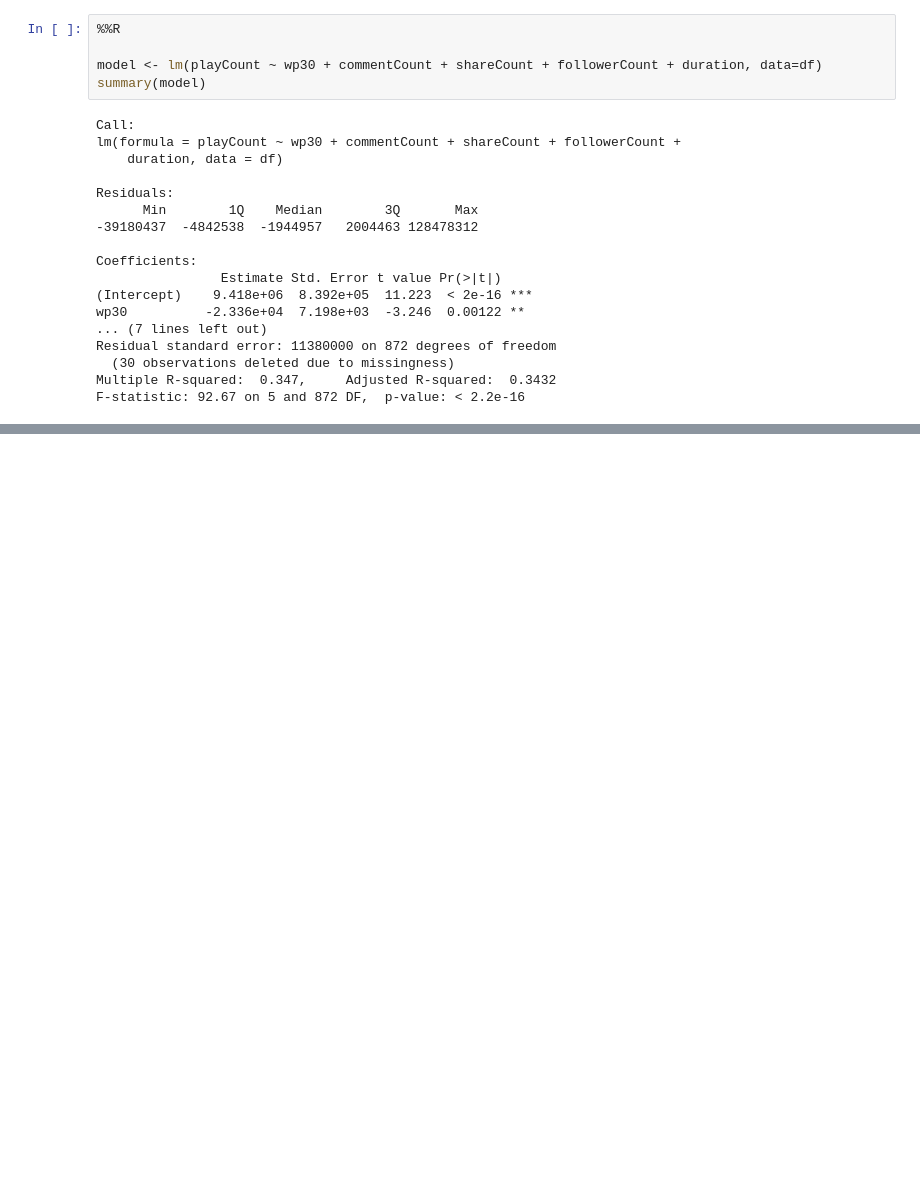
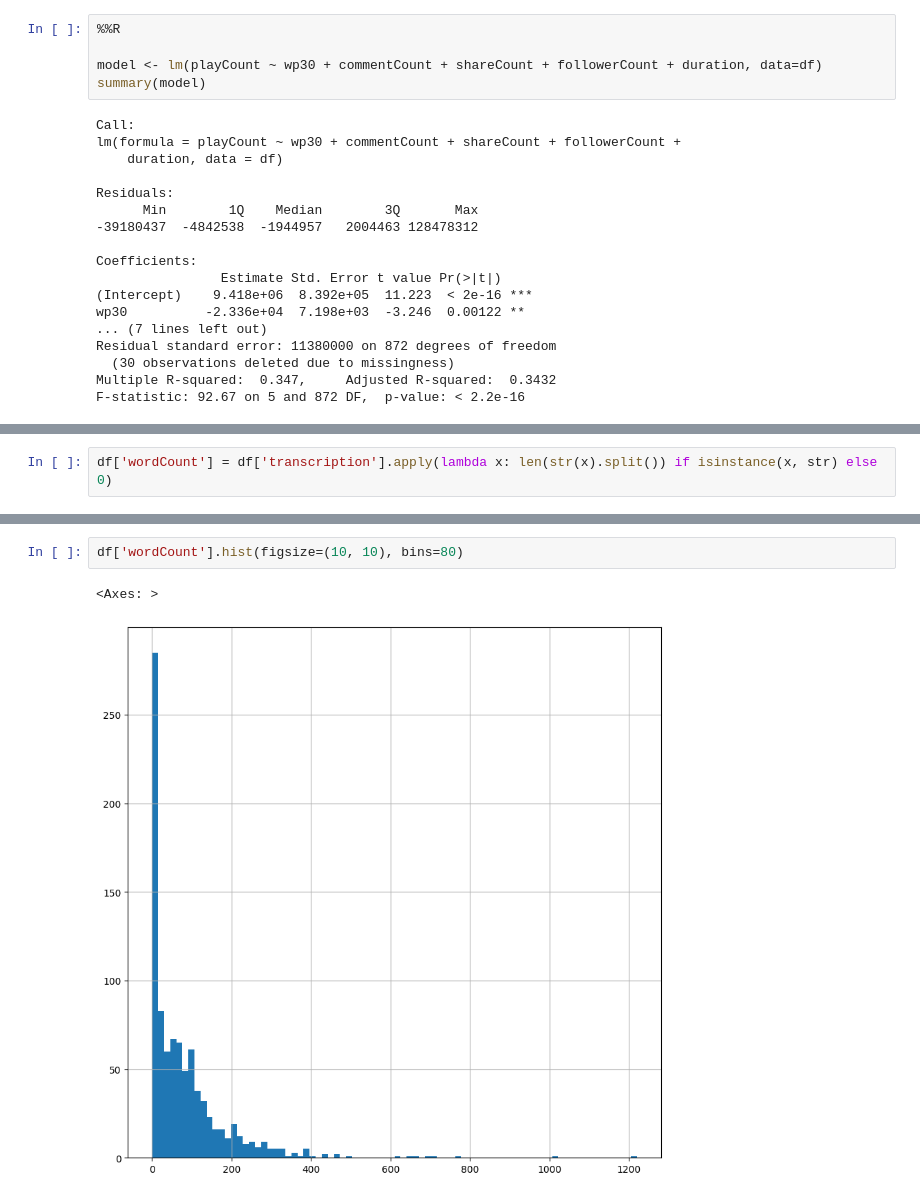
Before and after one commit to dlaiu/tiktok-accent-all-files, a Jupyter notebook: eda-2.ipynb, the cells around one changed output, grey strips where cells are left out. Cells and saved outputs as stored; diff of their text form; blank space fills up the shorter version.

```diff
--- a/eda-2.ipynb
+++ b/eda-2.ipynb
@@ -147,0 +172,2 @@ F-statistic: 92.67 on 5 and 872 DF,  p-value: < 2.2e-16
+# %%
+df['wordCount'] = df['transcription'].apply(lambda x: len(str(x).split()) if isinstance(x, str) else 0)
@@ -147,0 +183,5 @@ F-statistic: 92.67 on 5 and 872 DF,  p-value: < 2.2e-16
+# %%
+df['wordCount'].hist(figsize=(10, 10), bins=80)
+# %% [output]
+<Axes: >
+[figure, added]
```
Also changed, not shown: parts of 15 cells of this notebook, 10 other files.
